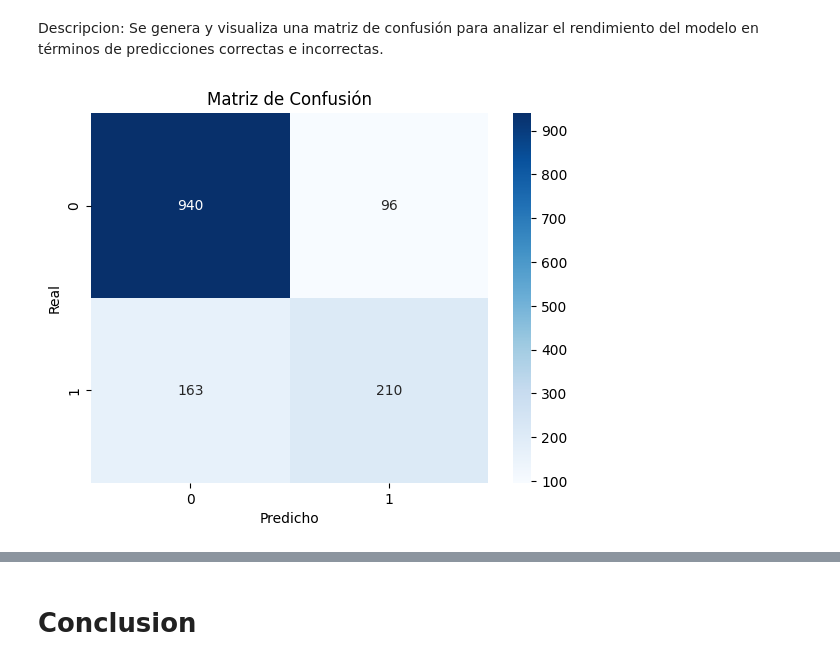
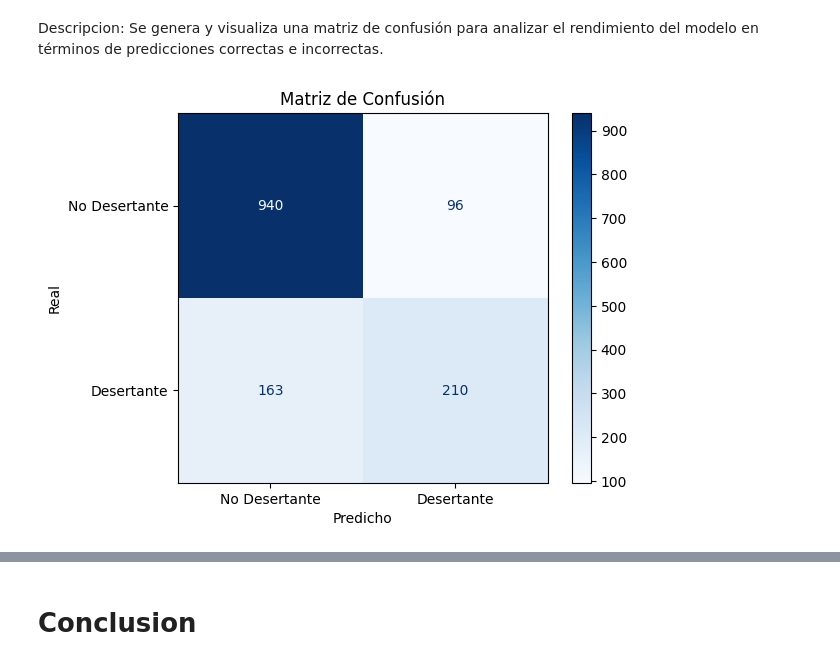
Before and after one commit to MariaMercedesLopez97/mision_olist, a Jupyter notebook: notebooks/caso1_Prediccion_desercion_clientes.ipynb, the cells around one changed output, grey strips where cells are left out. Drawn from its saved outputs; the diff is of its cells as text; code cells hidden in the pictures.

```diff
--- a/notebooks/caso1_Prediccion_desercion_clientes.ipynb
+++ b/notebooks/caso1_Prediccion_desercion_clientes.ipynb
@@ -160,16 +166,17 @@ weighted avg       0.81      0.82      0.81      1409
 # %% [markdown]
 Descripcion: Se genera y visualiza una matriz de confusión para analizar el rendimiento del modelo en términos de predicciones correctas e incorrectas.
 # %%
-# Generar matriz de confusión
-# 0 clientes que no desertaron
-# 1 clientes que si desertaron
-#columna izquierda el modelo predijo correctamente
-#columna derecha el modelo predijo incorrectamente
+from sklearn.metrics import confusion_matrix, ConfusionMatrixDisplay
+
+# Generar la matriz de confusión
 cm = confusion_matrix(y_test, y_pred)
-sns.heatmap(cm, annot=True, fmt='d', cmap='Blues')
+
+# Visualizar la matriz de confusión
+disp = ConfusionMatrixDisplay(confusion_matrix=cm, display_labels=['No Desertante', 'Desertante'])
+disp.plot(cmap=plt.cm.Blues)
 plt.xlabel('Predicho')
 plt.ylabel('Real')
 plt.title('Matriz de Confusión')
 plt.show()
 # %% [output]
-[figure, old version]
+[figure, new version]
```
Also changed, not shown: parts of 7 cells of this notebook, 3 other files.
